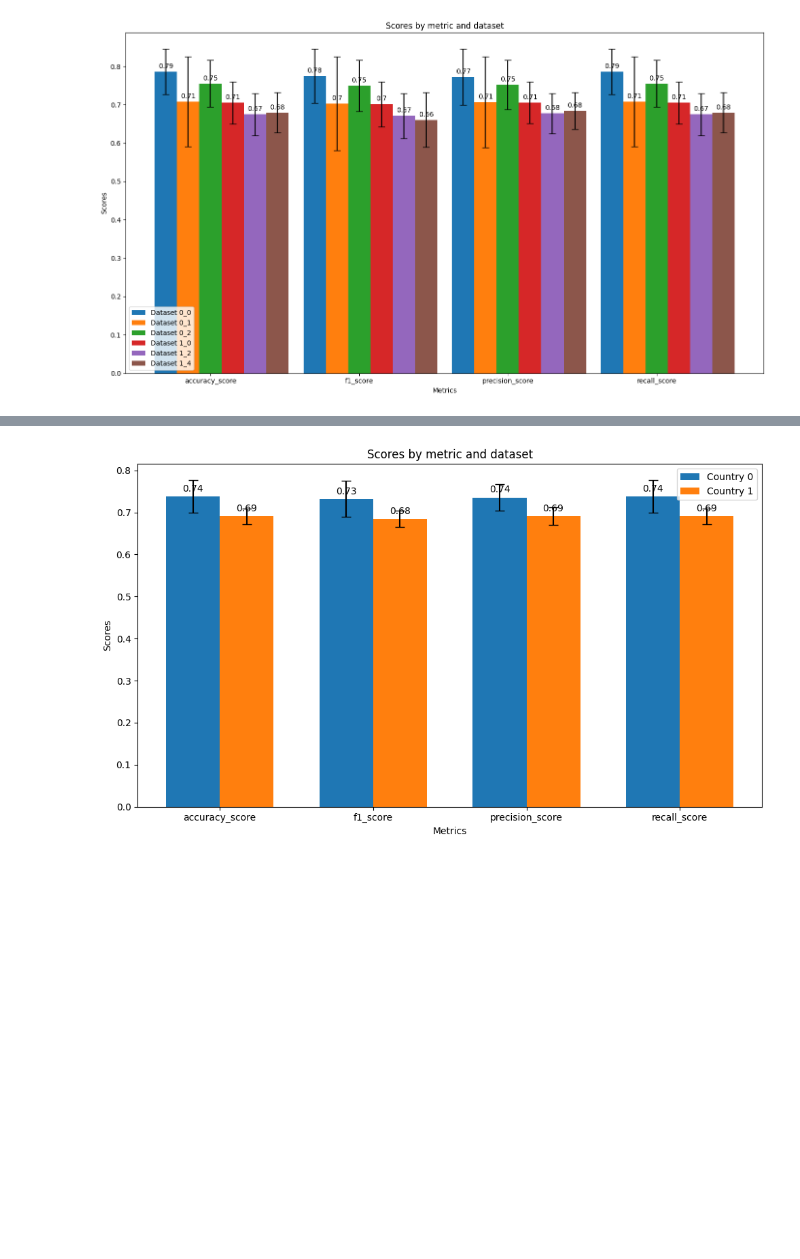
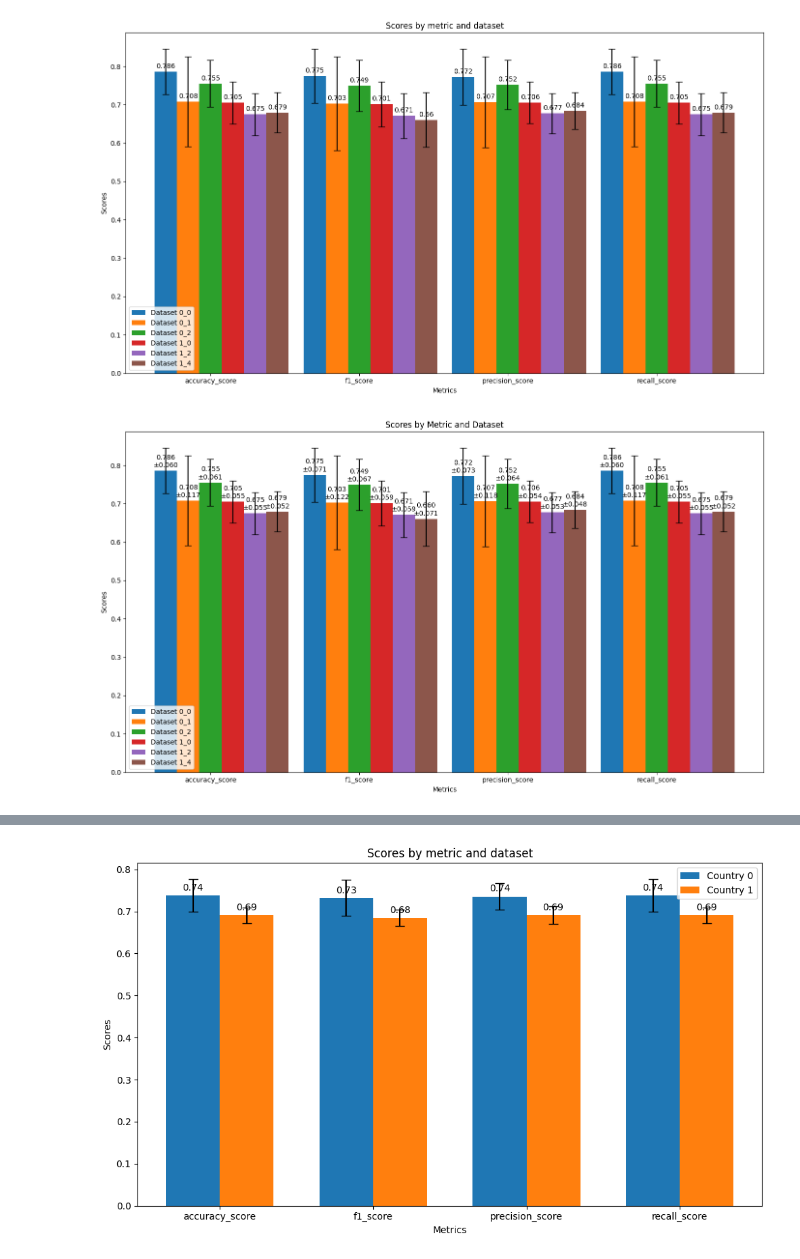
Before and after one commit to cakimie/Mestrado, a Jupyter notebook: classifiers/weasel_d_results.ipynb, the cells around one changed output, grey strips where cells are left out. Cells and saved outputs as stored; diff of their text form; code cells hidden in the pictures; blank space fills up the shorter version.

```diff
--- a/classifiers/weasel_d_results.ipynb
+++ b/classifiers/weasel_d_results.ipynb
@@ -366,7 +366,7 @@ ax.legend()
 def autolabel(rects):
     for rect in rects:
         height = rect.get_height()
-        ax.annotate('{}'.format(round(height, 2)),
+        ax.annotate('{}'.format(round(height, 3)),
                     xy=(rect.get_x() + rect.get_width() / 2, height),
                     xytext=(0, 3),  # 3 points vertical offset
                     textcoords="offset points",
@@ -384,4 +384,82 @@ fig.tight_layout()
 plt.show()
 # %% [output]
 [figure]
+# %%
+import matplotlib.pyplot as plt
+import numpy as np
+
+# Dados fornecidos
+metrics = ['accuracy_score', 'f1_score', 'precision_score', 'recall_score']
+
+# Médias e desvios padrão para cada dataset
+means_0_0 = [0.7860229, 0.7750206, 0.7723335, 0.7860229]
+t_interval_0_0 = [0.8455729869 - mean for mean in means_0_0]
+
+means_0_1 = [0.7077301, 0.7025909, 0.7067849, 0.7077301]
+t_interval_0_1 = [0.8248130034 - mean for mean in means_0_1]
+
+means_0_2 = [0.7549491, 0.7494852, 0.7520444, 0.7549491]
+t_interval_0_2 = [0.816225608 - mean for mean in means_0_2]
+
+means_1_0 = [0.7050824, 0.7014499, 0.7058068, 0.7050824]
+t_interval_1_0 = [0.7600947968 - mean for mean in means_1_0]
+
+means_1_2 = [0.6748362, 0.6710036, 0.677202, 0.6748362]
+t_interval_1_2 = [0.7299967761 - mean for mean in means_1_2]
+
+means_1_4 = [0.6793103, 0.6604772, 0.6836487, 0.6793103]
+t_interval_1_4 = [0.7313927574 - mean for mean in means_1_4]
+
+# Calcular as barras de erro (usando os intervalos de confiança como erro)
+errors_0_0 = t_interval_0_0
+errors_0_1 = t_interval_0_1
+errors_0_2 = t_interval_0_2
+errors_1_0 = t_interval_1_0
+errors_1_2 = t_interval_1_2
+errors_1_4 = t_interval_1_4
+
+x = np.arange(len(metrics))  # Locais dos rótulos
+width = 0.15  # Largura das barras
+
+fig, ax = plt.subplots(figsize=(14, 8))
+
+# Criar as barras para cada conjunto de dados com os intervalos de confiança
+rects1 = ax.bar(x - width*2, means_0_0, width, label='Dataset 0_0', yerr=errors_0_0, capsize=5)
+rects2 = ax.bar(x - width, means_0_1, width, label='Dataset 0_1', yerr=errors_0_1, capsize=5)
+rects3 = ax.bar(x, means_0_2, width, label='Dataset 0_2', yerr=errors_0_2, capsize=5)
+rects4 = ax.bar(x + width, means_1_0, width, label='Dataset 1_0', yerr=errors_1_0, capsize=5)
+rects5 = ax.bar(x + width*2, means_1_2, width, label='Dataset 1_2', yerr=errors_1_2, capsize=5)
+rects6 = ax.bar(x + width*3, means_1_4, width, label='Dataset 1_4', yerr=errors_1_4, capsize=5)
+
+# Adicionar rótulos, título e personalizar rótulos do eixo x, etc.
+ax.set_xlabel('Metrics')
+ax.set_ylabel('Scores')
+ax.set_title('Scores by Metric and Dataset')
+ax.set_xticks(x)
+ax.set_xticklabels(metrics)
+ax.legend()
+
+# Função para adicionar os rótulos nas barras, incluindo os valores dos intervalos de confiança
+def autolabel(rects, errors):
+    for rect, err in zip(rects, errors):
+        height = rect.get_height()
+        ax.annotate(f'{height:.3f}\n±{err:.3f}',
+                    xy=(rect.get_x() + rect.get_width() / 2, height),
+                    xytext=(0, 3),  # 3 pontos de deslocamento vertical
+                    textcoords="offset points",
+                    ha='center', va='bottom')
+
+# Adicionar rótulos nas barras com os valores de confiança
+autolabel(rects1, errors_0_0)
+autolabel(rects2, errors_0_1)
+autolabel(rects3, errors_0_2)
+autolabel(rects4, errors_1_0)
+autolabel(rects5, errors_1_2)
+autolabel(rects6, errors_1_4)
+
+fig.tight_layout()
+
+plt.show()
+# %% [output]
+[figure, added]
 # %% [markdown]
```
Also changed, not shown: parts of 1 cell of this notebook, 6 other files.
